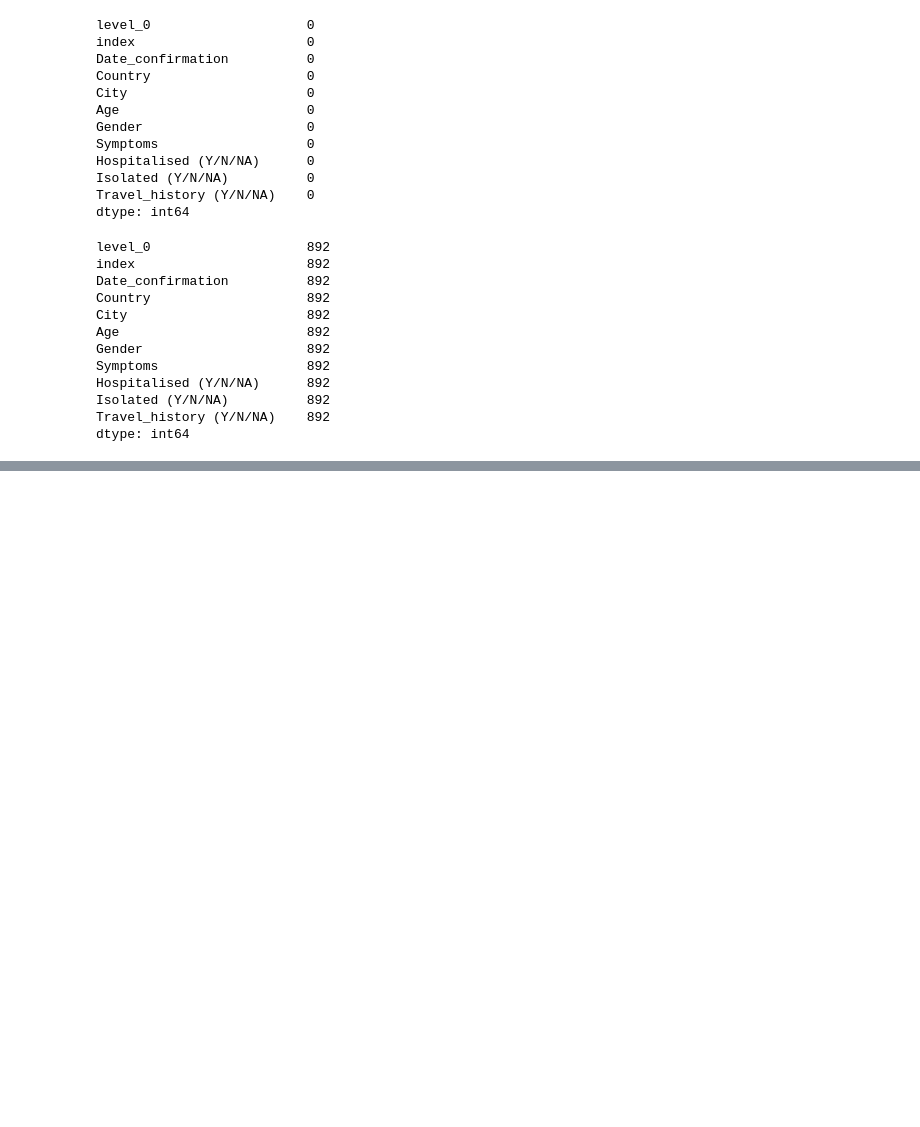
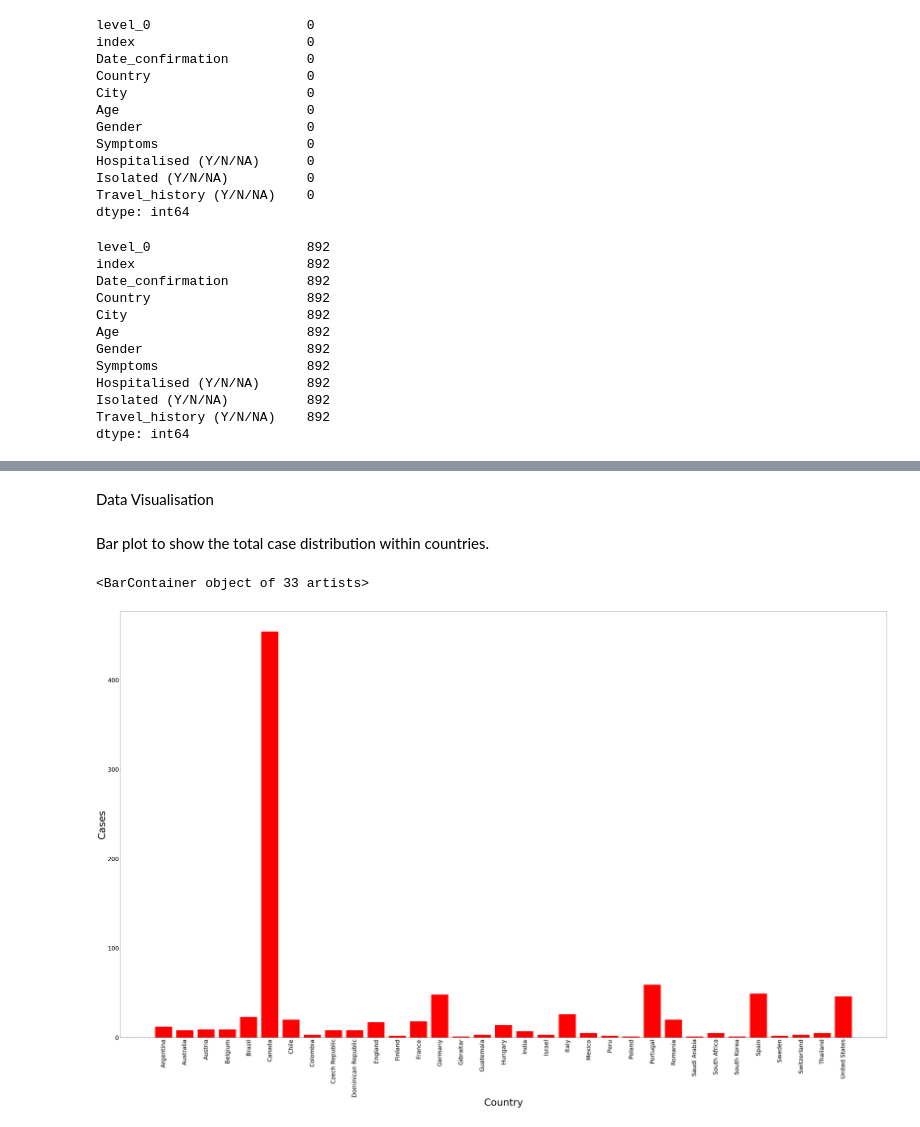
Before and after one commit to khanshahnwaz/MonkeyPoxDataAnalysis, a Jupyter notebook: MonkeyPoxAnalysis.ipynb, the cells around one changed output, grey strips where cells are left out. Cells and saved outputs as stored; diff of their text form; code cells hidden in the pictures; blank space fills up the shorter version.

```diff
--- a/MonkeyPoxAnalysis.ipynb
+++ b/MonkeyPoxAnalysis.ipynb
@@ -139,3 +131,0 @@ list(set(temp['Guatemala'].values))[0]
-# %%
-for i in countries:
-    print(temp[i])
@@ -414,0 +525,16 @@ dtype: int64
+# %% [markdown]
+Data Visualisation
+# %% [markdown]
+Bar plot to show the total case distribution within countries.
+# %%
+
+cases= monkeyPox_data.groupby('Country')['Age'].count()
+plt.figure(figsize=[70,40])
+plt.xticks(fontsize = 30, rotation = 90)
+plt.yticks(fontsize = 30)
+plt.xlabel('Country',size=50)
+plt.ylabel("Cases",size=50)
+plt.bar(cases.index,cases.values, color = 'red')
+# %% [output]
+<BarContainer object of 33 artists>
+[figure, added]
```
Also changed, not shown: parts of 92 cells of this notebook.
